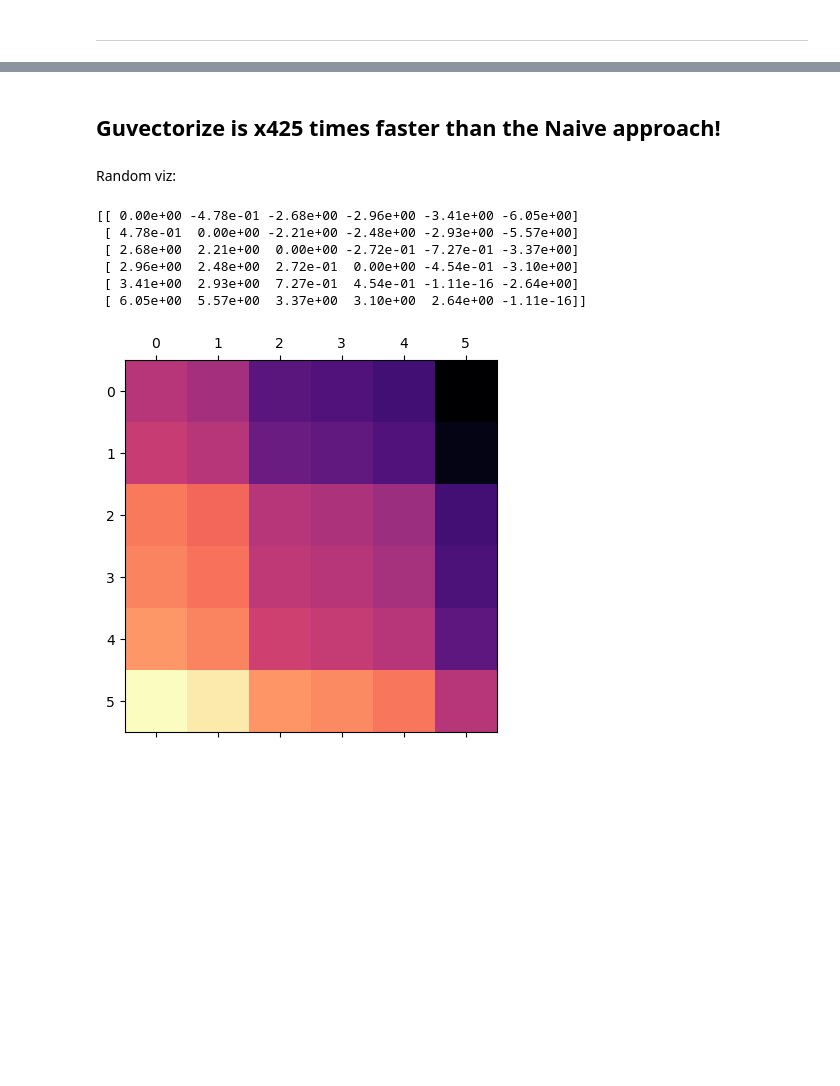
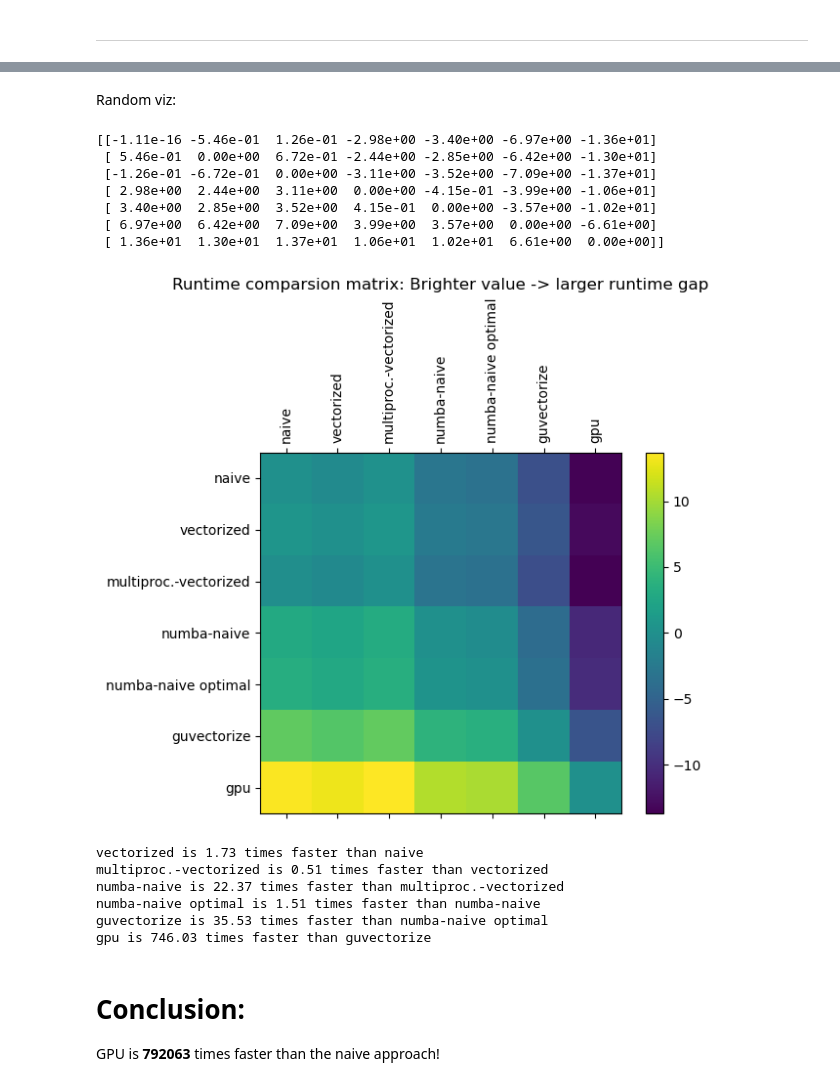
Before and after one commit to mputak/HPC, a Jupyter notebook: miniproject-Mandelbrot/main_mandlebrot.ipynb, the cells around one changed output, grey strips where cells are left out. Cells and saved outputs as stored; diff of their text form; code cells hidden in the pictures; blank space fills up the shorter version.

````diff
--- a/miniproject-Mandelbrot/main_mandlebrot.ipynb
+++ b/miniproject-Mandelbrot/main_mandlebrot.ipynb
@@ -284,12 +355,12 @@ maxIter = 100
 T = 2
 ```
 # %%
-implementations = ["naive", "vectorized", "multiproc.-vectorized", "numba-naive", "numba-naive optimal", "guvectorize"]
-runtimes = [22.1, 13.7, 1.51, 1.15, 0.73, 0.052]
+implementations = ["naive", "vectorized", "multiproc.-vectorized", "numba-naive", "numba-naive optimal", "guvectorize", "gpu"]
+runtimes = [49.9, 28.9, 56.6, 2.53, 1.67, 0.047, 0.000063]
 
 plt.bar(implementations, runtimes, log=True)
 plt.xticks(rotation=45)
-plt.title("Runtime comparsion")
+plt.title("Log Runtime comparsion")
 plt.grid()
 plt.show()
 # %% [output]
@@ -297,24 +368,48 @@ plt.show()
-# %% [markdown]
-## **Guvectorize** is x425 times faster than the **Naive** approach!
 # %% [markdown]
 Random viz:
 # %%
 # %timeit -o will return time as object instead of printing it!
 # usefull for creating graphs?
 np.set_printoptions(precision=2)
 runtimes_np = np.array(runtimes)
 runtime_matrix = runtimes_np * (1/runtimes_np[:,np.newaxis])
 runtime_matrix = np.log(runtime_matrix)
 print(runtime_matrix)
 # normalized_matrix = runtime_matrix / np.max(runtime_matrix)
 # print("\n",normalized_matrix)
-plt.matshow(runtime_matrix, cmap="magma")
+fig = plt.figure()
+ax = fig.add_subplot(111)
+cax = ax.matshow(runtime_matrix)
+fig.colorbar(cax)
+plt.title("Runtime comparsion matrix: Brighter value -> larger runtime gap")
+ax.set_xticklabels(['']+implementations, rotation=90)
+ax.set_yticklabels(['']+implementations)
 plt.show()
 # %% [output]
-[[ 0.00e+00 -4.78e-01 -2.68e+00 -2.96e+00 -3.41e+00 -6.05e+00]
- [ 4.78e-01  0.00e+00 -2.21e+00 -2.48e+00 -2.93e+00 -5.57e+00]
- [ 2.68e+00  2.21e+00  0.00e+00 -2.72e-01 -7.27e-01 -3.37e+00]
- [ 2.96e+00  2.48e+00  2.72e-01  0.00e+00 -4.54e-01 -3.10e+00]
- [ 3.41e+00  2.93e+00  7.27e-01  4.54e-01 -1.11e-16 -2.64e+00]
- [ 6.05e+00  5.57e+00  3.37e+00  3.10e+00  2.64e+00 -1.11e-16]]
+[[-1.11e-16 -5.46e-01  1.26e-01 -2.98e+00 -3.40e+00 -6.97e+00 -1.36e+01]
+ [ 5.46e-01  0.00e+00  6.72e-01 -2.44e+00 -2.85e+00 -6.42e+00 -1.30e+01]
+ [-1.26e-01 -6.72e-01  0.00e+00 -3.11e+00 -3.52e+00 -7.09e+00 -1.37e+01]
+ [ 2.98e+00  2.44e+00  3.11e+00  0.00e+00 -4.15e-01 -3.99e+00 -1.06e+01]
+ [ 3.40e+00  2.85e+00  3.52e+00  4.15e-01  0.00e+00 -3.57e+00 -1.02e+01]
+ [ 6.97e+00  6.42e+00  7.09e+00  3.99e+00  3.57e+00  0.00e+00 -6.61e+00]
+ [ 1.36e+01  1.30e+01  1.37e+01  1.06e+01  1.02e+01  6.61e+00  0.00e+00]]
-[figure, old version]
+[figure, new version]
+# %%
+# for idx, run, imp in enumerate(zip(runtimes[::-1], implementations[::-1])):
+#     print(f"{imp} is faster than {implementations[::-1][idx+1]} for {runtimes[::-1][idx+1]/run} times.")
+
+for idx, (run, imp) in enumerate(zip(runtimes, implementations)):
+    if idx + 1 == len(implementations):
+        break
+    print(f"{"\033[95m"}{implementations[idx+1]} {"\033[0m"}is {"\033[93m"}{run/runtimes[idx+1]:.2f} {"\033[0m"}times faster than {"\033[96m"}{imp}")
+# %% [output]
+vectorized is 1.73 times faster than naive
+multiproc.-vectorized is 0.51 times faster than vectorized
+numba-naive is 22.37 times faster than multiproc.-vectorized
+numba-naive optimal is 1.51 times faster than numba-naive
+guvectorize is 35.53 times faster than numba-naive optimal
+gpu is 746.03 times faster than guvectorize
+# %% [markdown]
+# Conclusion:
+
+GPU is **792063** times faster than the naive approach!
````
Also changed, not shown: parts of 22 cells of this notebook.
